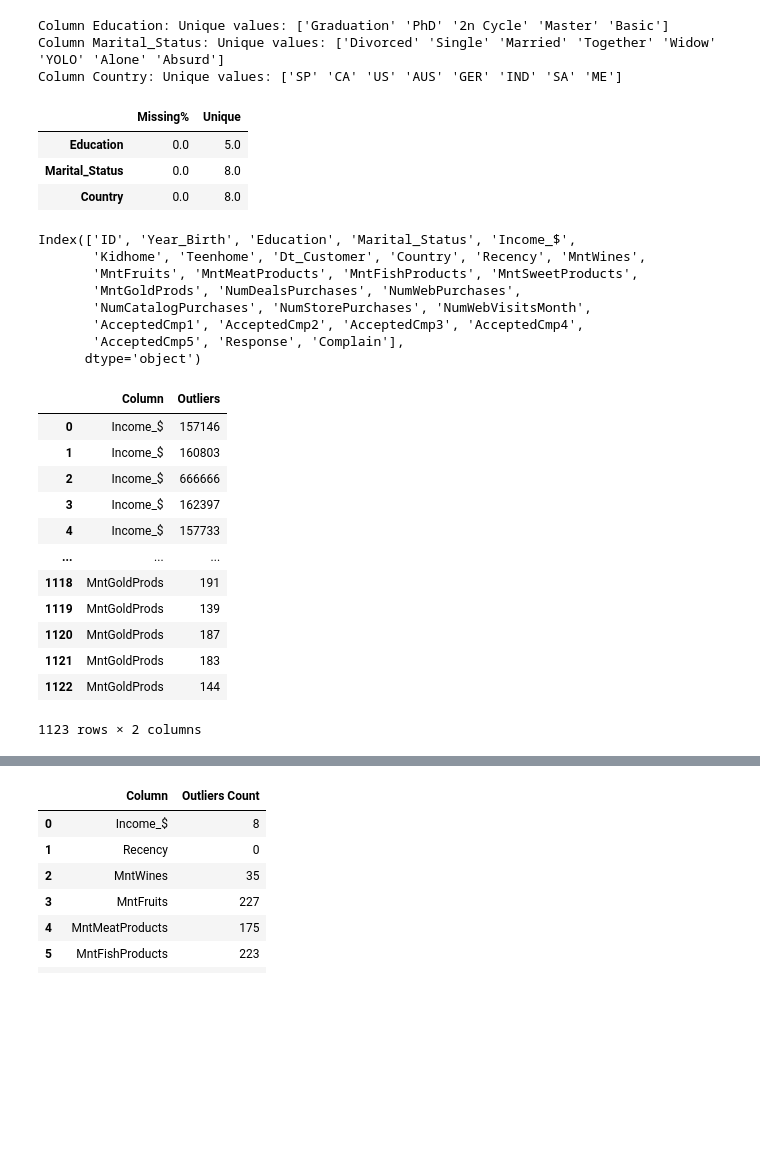
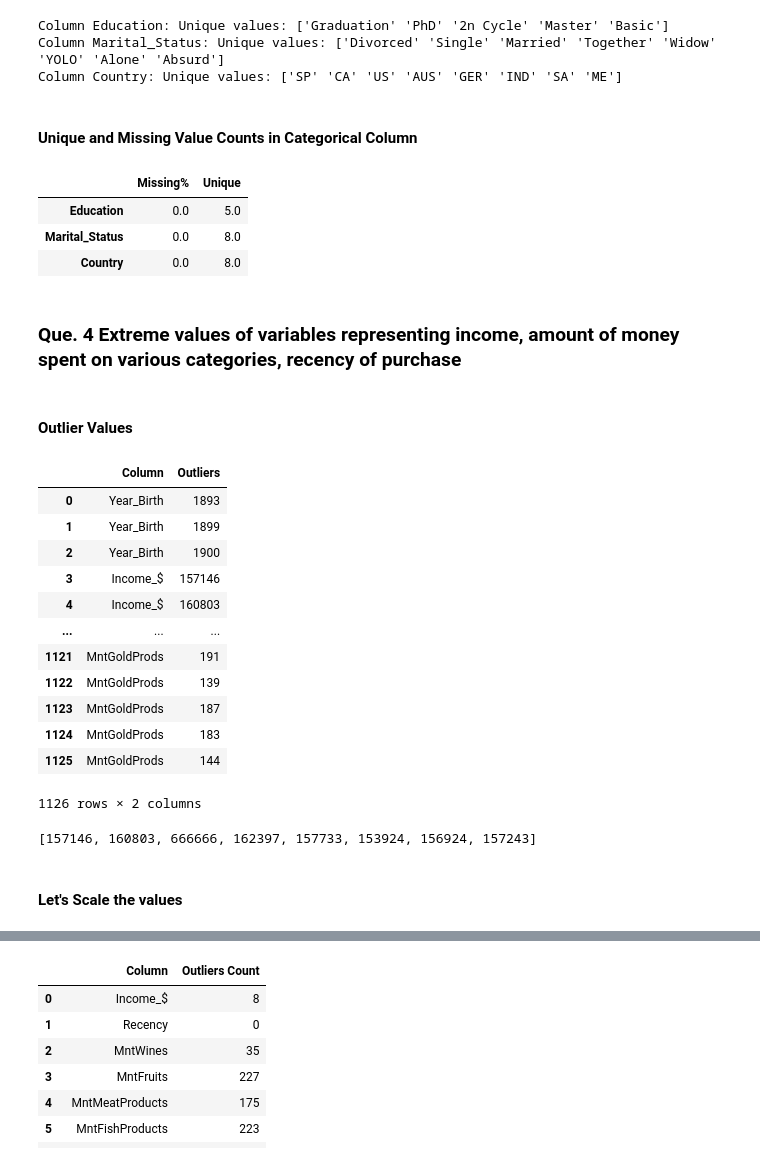
Before and after one commit to Vrush1102/Capstone-Project, a Jupyter notebook: Capstone.ipynb, the cells around one changed output, grey strips where cells are left out. Saved outputs shown, nothing was run; the diff lists cells and outputs as text; code cells hidden in the pictures; blank space fills up the shorter version.

```diff
--- a/Capstone.ipynb
+++ b/Capstone.ipynb
@@ -469,16 +512,0 @@ merged_df.head()
-# %%
-import numpy as np
-
-# Assuming merged_df is your DataFrame containing the 'Income_$' column
-
-# Interquartile Range (IQR) Method
-Q1 = merged_df['Income_$'].quantile(0.25)
-Q3 = merged_df['Income_$'].quantile(0.75)
-IQR = Q3 - Q1
-
-lower_bound = Q1 - 1.5 * IQR
-upper_bound = Q3 + 1.5 * IQR
-
-outliers_iqr = merged_df[(merged_df['Income_$'] < lower_bound) | (merged_df['Income_$'] > upper_bound)]
-print("Outliers using IQR method:")
-outliers_iqr["Income_$"]
@@ -494,7 +512,0 @@ outliers_zscore['Income_$']
-# %%
-# Calculate mean or median of non-outlier values
-non_outlier_values = merged_df[~merged_df.index.isin(outliers_iqr.index)]['Income_$']
-imputation_value = non_outlier_values.mean()
-
-# Impute zero values
-merged_df.loc[merged_df['Income_$'] == 0, 'Income_$'] = imputation_value
@@ -526,6 +557,8 @@ for col in merged_df.select_dtypes(include=object).columns:
 Column Education: Unique values: ['Graduation' 'PhD' '2n Cycle' 'Master' 'Basic']
 Column Marital_Status: Unique values: ['Divorced' 'Single' 'Married' 'Together' 'Widow' 'YOLO' 'Alone' 'Absurd']
 Column Country: Unique values: ['SP' 'CA' 'US' 'AUS' 'GER' 'IND' 'SA' 'ME']
+# %% [markdown]
+#### Unique and Missing Value Counts in Categorical Column
 # %%
 # Calculate percentage of missing values and number of unique values for each categorical column
 categorical_stats = pd.DataFrame(columns=['Missing%', 'Unique'])
@@ -542,58 +575,57 @@ categorical_stats
 | Education | 0.0 | 5.0 |
 | Marital_Status | 0.0 | 8.0 |
 | Country | 0.0 | 8.0 |
-# %%
-merged_df.columns
-# %% [output]
-Index(['ID', 'Year_Birth', 'Education', 'Marital_Status', 'Income_$',
-       'Kidhome', 'Teenhome', 'Dt_Customer', 'Country', 'Recency', 'MntWines',
-       'MntFruits', 'MntMeatProducts', 'MntFishProducts', 'MntSweetProducts',
-       'MntGoldProds', 'NumDealsPurchases', 'NumWebPurchases',
-       'NumCatalogPurchases', 'NumStorePurchases', 'NumWebVisitsMonth',
-       'AcceptedCmp1', 'AcceptedCmp2', 'AcceptedCmp3', 'AcceptedCmp4',
-       'AcceptedCmp5', 'Response', 'Complain'],
-      dtype='object')
+# %% [markdown]
+### Que. 4 Extreme values of variables representing income, amount of money spent on various categories, recency of purchase
+# %% [markdown]
+#### Outlier Values
 # %%
 import pandas as pd
 
 # Define a function to detect outliers using the IQR method
 def detect_outliers_iqr(data):
     Q1 = data.quantile(0.25)
     Q3 = data.quantile(0.75)
     IQR = Q3 - Q1
     lower_bound = Q1 - 1.5 * IQR
     upper_bound = Q3 + 1.5 * IQR
     outliers = data[(data < lower_bound) | (data > upper_bound)]
     return outliers
 
 # List of columns to check for outliers
-columns_to_check = ['Income_$', 'Recency', 'MntWines', 'MntFruits', 'MntMeatProducts', 'MntFishProducts', 'MntSweetProducts', 'MntGoldProds']
+columns_to_check = ['Year_Birth','Income_$', 'Recency', 'MntWines', 'MntFruits', 'MntMeatProducts', 'MntFishProducts', 'MntSweetProducts', 'MntGoldProds']
 
 # Initialize an empty list to store outlier DataFrames
 outliers_dfs = []
 
 # Identify outliers for each column and store in a list
 for column in columns_to_check:
     outliers = detect_outliers_iqr(merged_df[column])
     outliers_df = pd.DataFrame({'Column': column, 'Outliers': outliers})
     outliers_dfs.append(outliers_df)
 
 # Concatenate all outlier DataFrames into a single DataFrame
 outliers_df = pd.concat(outliers_dfs, ignore_index=True)
 
 # Display the DataFrame containing outliers
 outliers_df
 # %% [output]
 |  | Column | Outliers |
-| 0 | Income_$ | 157146 |
-| 1 | Income_$ | 160803 |
-| 2 | Income_$ | 666666 |
-| 3 | Income_$ | 162397 |
-| 4 | Income_$ | 157733 |
+| 0 | Year_Birth | 1893 |
+| 1 | Year_Birth | 1899 |
+| 2 | Year_Birth | 1900 |
+| 3 | Income_$ | 157146 |
+| 4 | Income_$ | 160803 |
 | ... | ... | ... |
-| 1118 | MntGoldProds | 191 |
-| 1119 | MntGoldProds | 139 |
-| 1120 | MntGoldProds | 187 |
-| 1121 | MntGoldProds | 183 |
-| 1122 | MntGoldProds | 144 |
+| 1121 | MntGoldProds | 191 |
+| 1122 | MntGoldProds | 139 |
+| 1123 | MntGoldProds | 187 |
+| 1124 | MntGoldProds | 183 |
+| 1125 | MntGoldProds | 144 |
-1123 rows × 2 columns
+1126 rows × 2 columns
+# %%
+outliers_df[outliers_df['Column'] == 'Income_$']['Outliers'].tolist()
+# %% [output]
+[157146, 160803, 666666, 162397, 157733, 153924, 156924, 157243]
+# %% [markdown]
+#### Let's Scale the values
```
Also changed, not shown: parts of 51 cells of this notebook.
